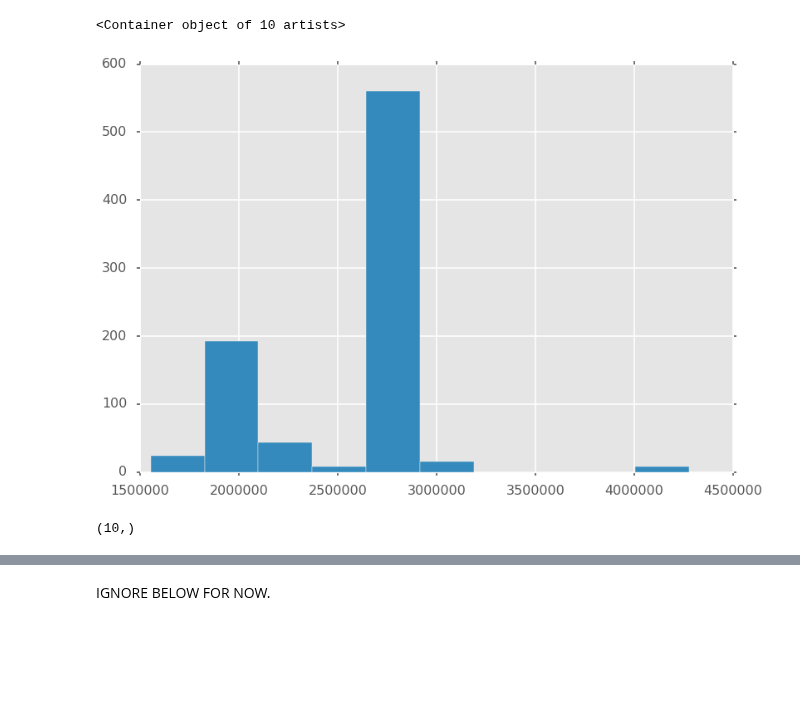
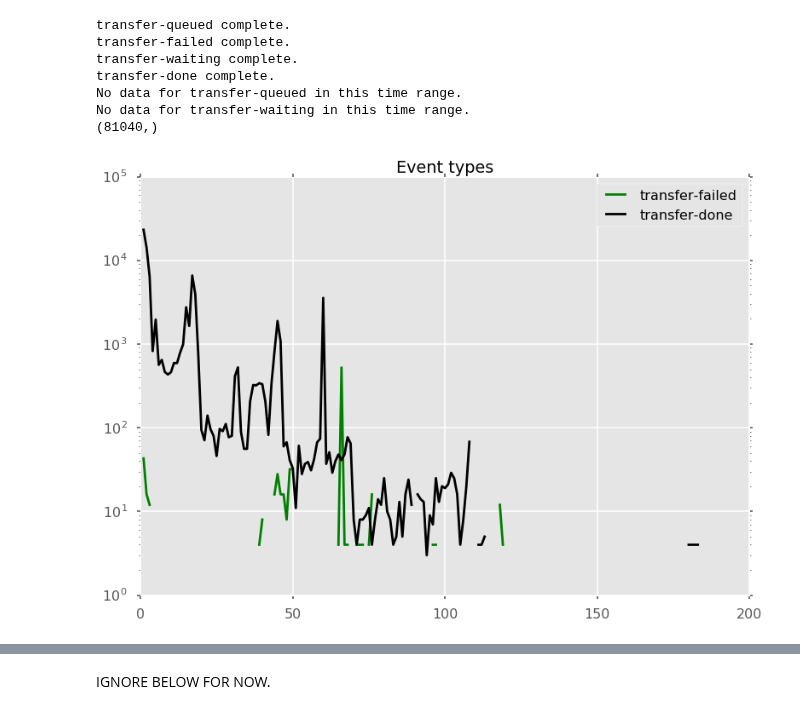
Before and after one commit to ATLAS-Analytics/AnalyticsNotebooks, a Jupyter notebook: Wesley/Commenting.ipynb, the cells around one changed output, grey strips where cells are left out. Drawn from its saved outputs; the diff is of its cells as text; code cells hidden in the pictures; blank space fills up the shorter version.

```diff
--- a/Wesley/Commenting.ipynb
+++ b/Wesley/Commenting.ipynb
@@ -157,29 +121,74 @@ AttributeError: module 'matplotlib.pyplot' has no attribute 'xaxis_date'
+# %%
+dataQueued = load_chunk(queryQueued)
+print("transfer-queued complete.")
+if len(dataQueued) == 0:
+    print('No data for transfer-queued in this time range.')
+dataFailed = load_chunk(queryFailed)
+print("transfer-failed complete.")
+if len(dataFailed) == 0:
+    print('No data for transfer-failed in this time range.')
+dataWaiting = load_chunk(queryWaiting)
+print("transfer-waiting complete.")
+if len(dataWaiting) == 0:
+    print('No data for transfer-waiting in this time range.')
+dataDone = load_chunk(queryDone)
+print("transfer-done complete.")
+if len(dataDone) == 0:
+    print('No data for transfer-done in this time range.')
+
+print(dataDone.shape)
+# %% [output]
+transfer-queued complete.
+transfer-failed complete.
+transfer-waiting complete.
+transfer-done complete.
+No data for transfer-queued in this time range.
+No data for transfer-waiting in this time range.
+(81040,)
 # %%
 import matplotlib as mpl
 import matplotlib.pyplot as plt
+import matplotlib.dates as mdate
 import numpy as np
 import datetime as dt
-
 plt.style.use('ggplot')
 plt.style.use('seaborn-poster')
 
+num = 200
+queuedHist,_ = np.histogram(dataQueued,bins=num)
+failedHist,_ = np.histogram(dataFailed,bins=num)
+waitingHist,_ = np.histogram(dataWaiting,bins=num)
+doneHist,bin = np.histogram(dataDone,bins=num)
 
-(dhist,binEdges) = np.histogram(data,bins=10)
 
-#Convert bin edges to bin centers
-binHalfWidth = (binEdges[1] - binEdges[0])/2.
-binCenters = np.zeros(len(binEdges) - 1)
+plt.subplot(111)
+if len(dataQueued) != 0:
+    plt.semilogy(np.arange(1,num+1),queuedHist,'r-',label='transfer-queued')
+if len(dataFailed) != 0:
+    plt.semilogy(np.arange(1,num+1),failedHist,'g-',label='transfer-failed')
+if len(dataWaiting) != 0:
+    plt.semilogy(np.arange(1,num+1),waitingHist,'b-',label='transfer-waiting')
+if len(dataDone) != 0:
+    plt.semilogy(np.arange(1,num+1),doneHist,'k-',label='transfer-done')
+plt.title('Event types')
+plt.legend()
+plt.show()
+#(dhist,binEdges) = np.histogram(data,bins=30)
 
-for i in range(len(binEdges)-1):
-    binCenters[i] = binEdges[i] + binHalfWidth
+#binHalfWidth = (binEdges[1] - binEdges[0])/2.
+#binCenters = np.zeros(len(binEdges) - 1)
 
-ax = plt.subplot(111)
-ax.bar(binCenters,dhist,width=binHalfWidth*2)
-#ax.xaxis_date()
+#for i in range(len(binEdges)-1):
+#    binCenters[i] = binEdges[i] + binHalfWidth
+
+
+#dates = mdate.epoch2num(dates)
+
+
+
+#secs = matplotlib.dates.epoch2num(data)
+
+#fig,ax = plt.subplots()
+#ax.plot_date(secs,)
 # %% [output]
-<Container object of 10 artists>
-[figure, old version]
+[figure, new version]
-# %%
-binCenters.shape
-# %% [output]
-(10,)
```
Also changed, not shown: parts of 11 cells of this notebook, 4 other files.
